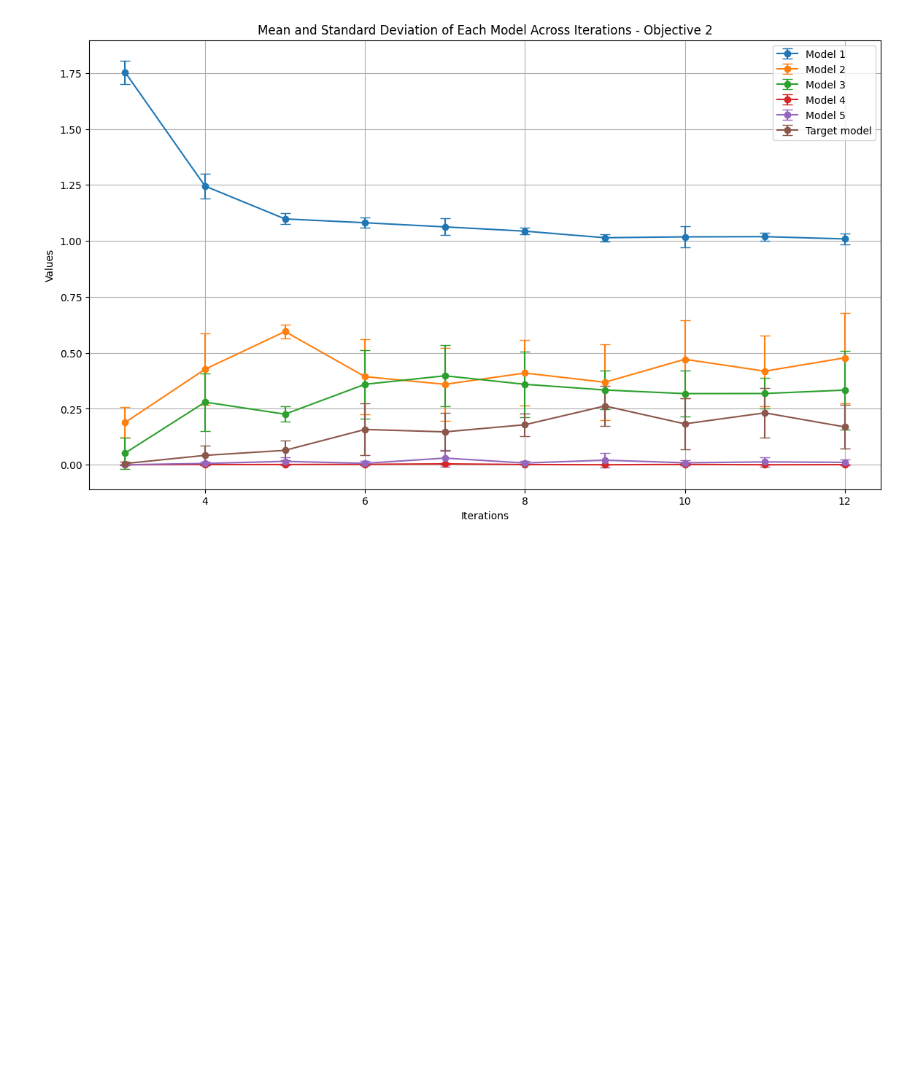
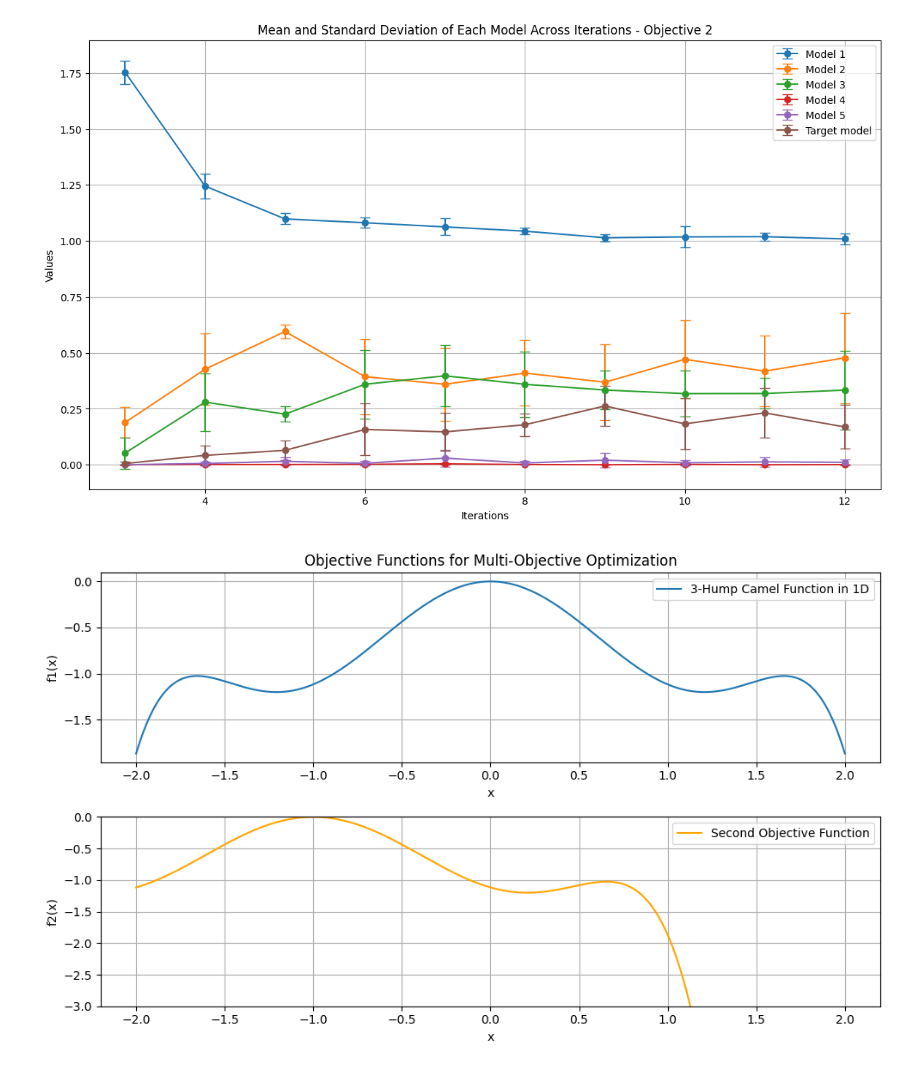
Before and after one commit to vishalvaka/HIL_toolkit_ARL, a Jupyter notebook: notebooks/meta_learning_with_rgpe_MOBO_normal.ipynb, the cells around one changed output. Saved outputs shown, nothing was run; the diff lists cells and outputs as text; code cells hidden in the pictures; blank space fills up the shorter version.

```diff
--- a/notebooks/meta_learning_with_rgpe_MOBO_normal.ipynb
+++ b/notebooks/meta_learning_with_rgpe_MOBO_normal.ipynb
@@ -2187,3 +2185,45 @@ plt.grid(True)
 plt.show()
 # %% [output]
 [figure]
+# %%
+import numpy as np
+import matplotlib.pyplot as plt
+
+def three_hump_camel_1d(x):
+    return -(2 * x**2 - 1.05 * x**4 + (x**6) / 6)
+
+def second_objective(x):
+    return -(2 * (x + 1)**2 - 1.05 * (x + 1)**4 + ((x + 1)**6) / 6)
+
+# Generate x values
+x = np.linspace(-2, 2, 400)
+
+# Calculate y values for both functions
+y1 = three_hump_camel_1d(x)
+y2 = second_objective(x)
+
+# Plotting the functions
+plt.figure(figsize=(10, 6))
+
+# Plot for the first objective
+plt.subplot(2, 1, 1)
+plt.plot(x, y1, label="3-Hump Camel Function in 1D")
+plt.title("Objective Functions for Multi-Objective Optimization")
+plt.xlabel("x")
+plt.ylabel("f1(x)")
+plt.legend()
+# plt.xlim([-10,10])
+plt.grid(True)
+
+# Plot for the second objective
+plt.subplot(2, 1, 2)
+plt.plot(x, y2, label="Second Objective Function", color="orange")
+plt.xlabel("x")
+plt.ylabel("f2(x)")
+plt.legend()
+plt.grid(True)
+plt.ylim([-3, 0])
+plt.tight_layout()
+plt.show()
+# %% [output]
+[figure, added]
```
Also changed, not shown: parts of 22 cells of this notebook.
